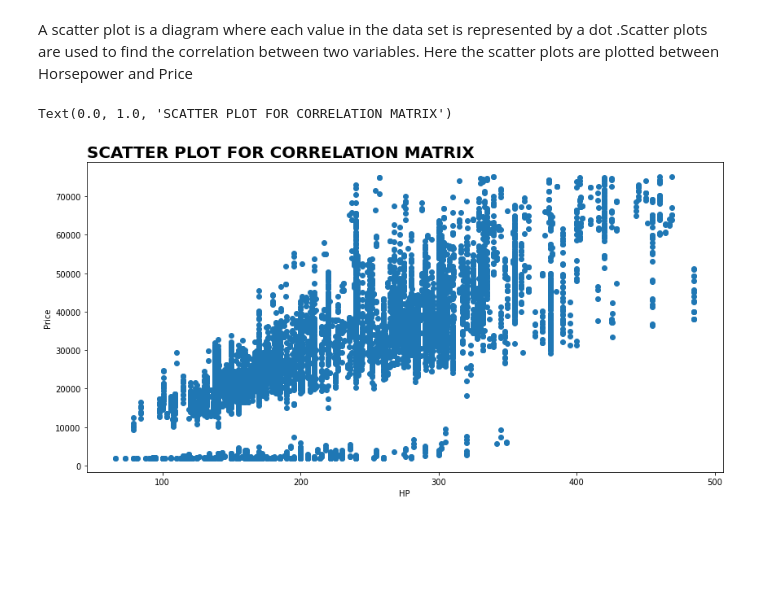
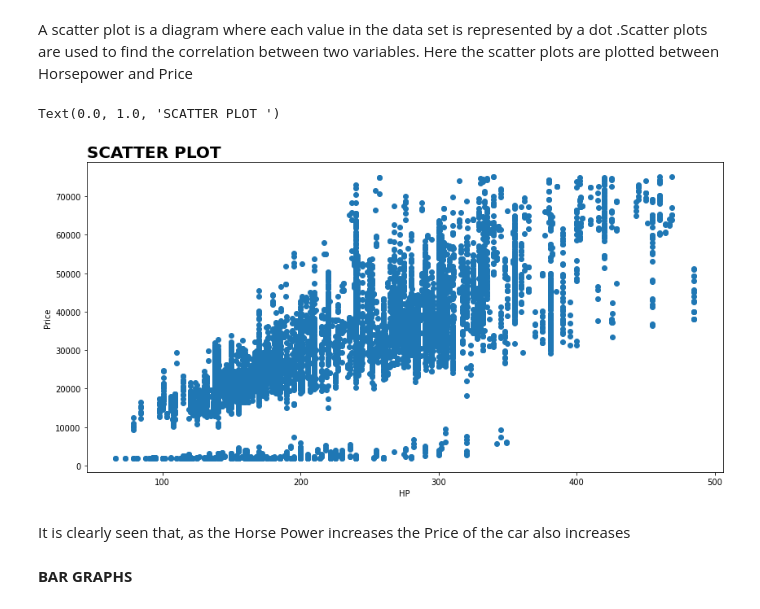
Before and after one commit to pranav-2410/Exploratory-data-analysis-of-car-features, a Jupyter notebook: Project_ML.ipynb, the cells around one changed output. Drawn from its saved outputs; the diff is of its cells as text; code cells hidden in the pictures; blank space fills up the shorter version.

```diff
--- a/Project_ML.ipynb
+++ b/Project_ML.ipynb
@@ -427,13 +429,17 @@ plt.show()
 # %% [markdown]
 A scatter plot is a diagram where each value in the data set is represented by a dot .Scatter plots are used to find the correlation between two variables. Here the scatter plots are plotted between Horsepower and Price
 # %%
+#scatter plotted between Horse Power and Price
+
 plt.subplots(figsize=(14,7))
 plt.scatter(data['HP'],  data['Price'])
 plt.xlabel('HP')
 plt.ylabel('Price')
-plt.title("SCATTER PLOT FOR CORRELATION MATRIX", weight= 'bold', fontsize=20, loc='left')
+plt.title("SCATTER PLOT ", weight= 'bold', fontsize=20, loc='left')
 # %% [output]
-Text(0.0, 1.0, 'SCATTER PLOT FOR CORRELATION MATRIX')
+Text(0.0, 1.0, 'SCATTER PLOT ')
-[figure, old version]
+[figure, new version]
+# %% [markdown]
+ It is clearly seen that, as the Horse Power increases the Price of the car also increases
 # %% [markdown]
-#
+**BAR GRAPHS**
```
Also changed, not shown: parts of 16 cells of this notebook.
